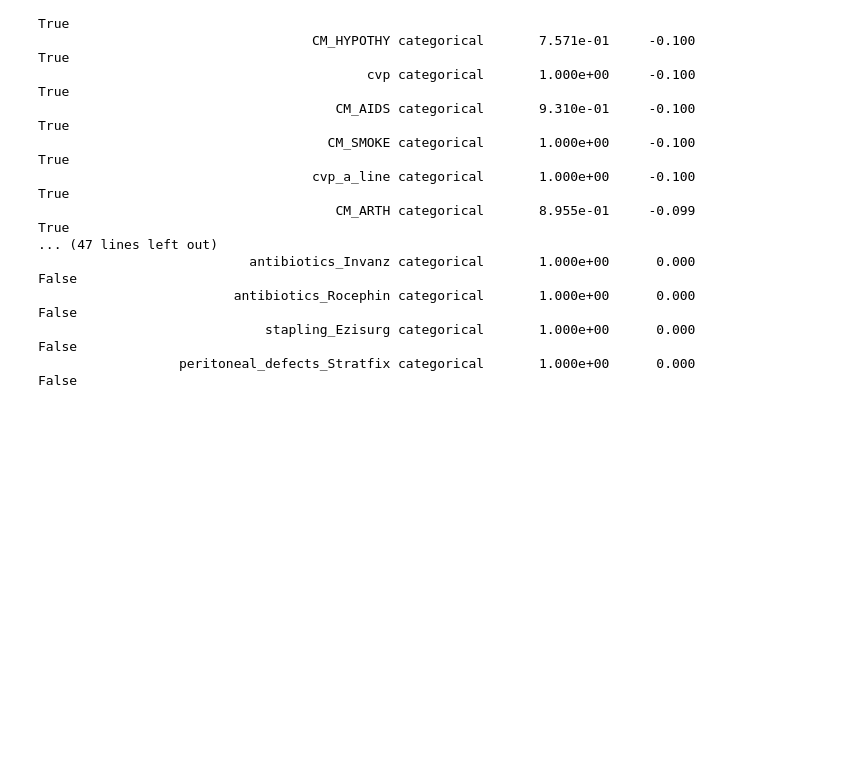
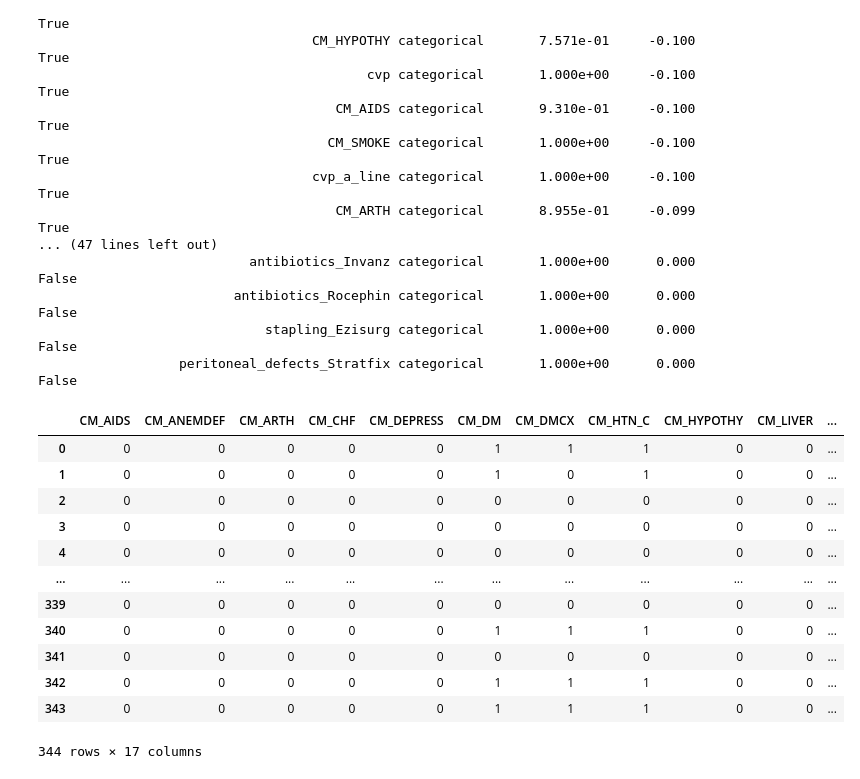
Before and after one commit to DeMeyerRobin/IndustryProject-BariatricSurgeryG1, a Jupyter notebook: ROB_Intra_operative_model.ipynb, the cells around one changed output. Cells and saved outputs as stored; diff of their text form; code cells hidden in the pictures; blank space fills up the shorter version.

```diff
--- a/ROB_Intra_operative_model.ipynb
+++ b/ROB_Intra_operative_model.ipynb
@@ -1307,3 +1307,19 @@ Top potentially spurious features:
                          antibiotics_Rocephin categorical       1.000e+00      0.000       False
                              stapling_Ezisurg categorical       1.000e+00      0.000       False
                   peritoneal_defects_Stratfix categorical       1.000e+00      0.000       False
+# %%
+cm_data
+# %% [output]
+|  | CM_AIDS | CM_ANEMDEF | CM_ARTH | CM_CHF | CM_DEPRESS | CM_DM | CM_DMCX | CM_HTN_C | CM_HYPOTHY | CM_LIVER | ... |
+| 0 | 0 | 0 | 0 | 0 | 0 | 1 | 1 | 1 | 0 | 0 | ... |
+| 1 | 0 | 0 | 0 | 0 | 0 | 1 | 0 | 1 | 0 | 0 | ... |
+| 2 | 0 | 0 | 0 | 0 | 0 | 0 | 0 | 0 | 0 | 0 | ... |
+| 3 | 0 | 0 | 0 | 0 | 0 | 0 | 0 | 0 | 0 | 0 | ... |
+| 4 | 0 | 0 | 0 | 0 | 0 | 0 | 0 | 0 | 0 | 0 | ... |
+| ... | ... | ... | ... | ... | ... | ... | ... | ... | ... | ... | ... |
+| 339 | 0 | 0 | 0 | 0 | 0 | 0 | 0 | 0 | 0 | 0 | ... |
+| 340 | 0 | 0 | 0 | 0 | 0 | 1 | 1 | 1 | 0 | 0 | ... |
+| 341 | 0 | 0 | 0 | 0 | 0 | 0 | 0 | 0 | 0 | 0 | ... |
+| 342 | 0 | 0 | 0 | 0 | 0 | 1 | 1 | 1 | 0 | 0 | ... |
+| 343 | 0 | 0 | 0 | 0 | 0 | 1 | 1 | 1 | 0 | 0 | ... |
+344 rows × 17 columns
```
Also changed, not shown: parts of 1 cell of this notebook, 1 other file.
